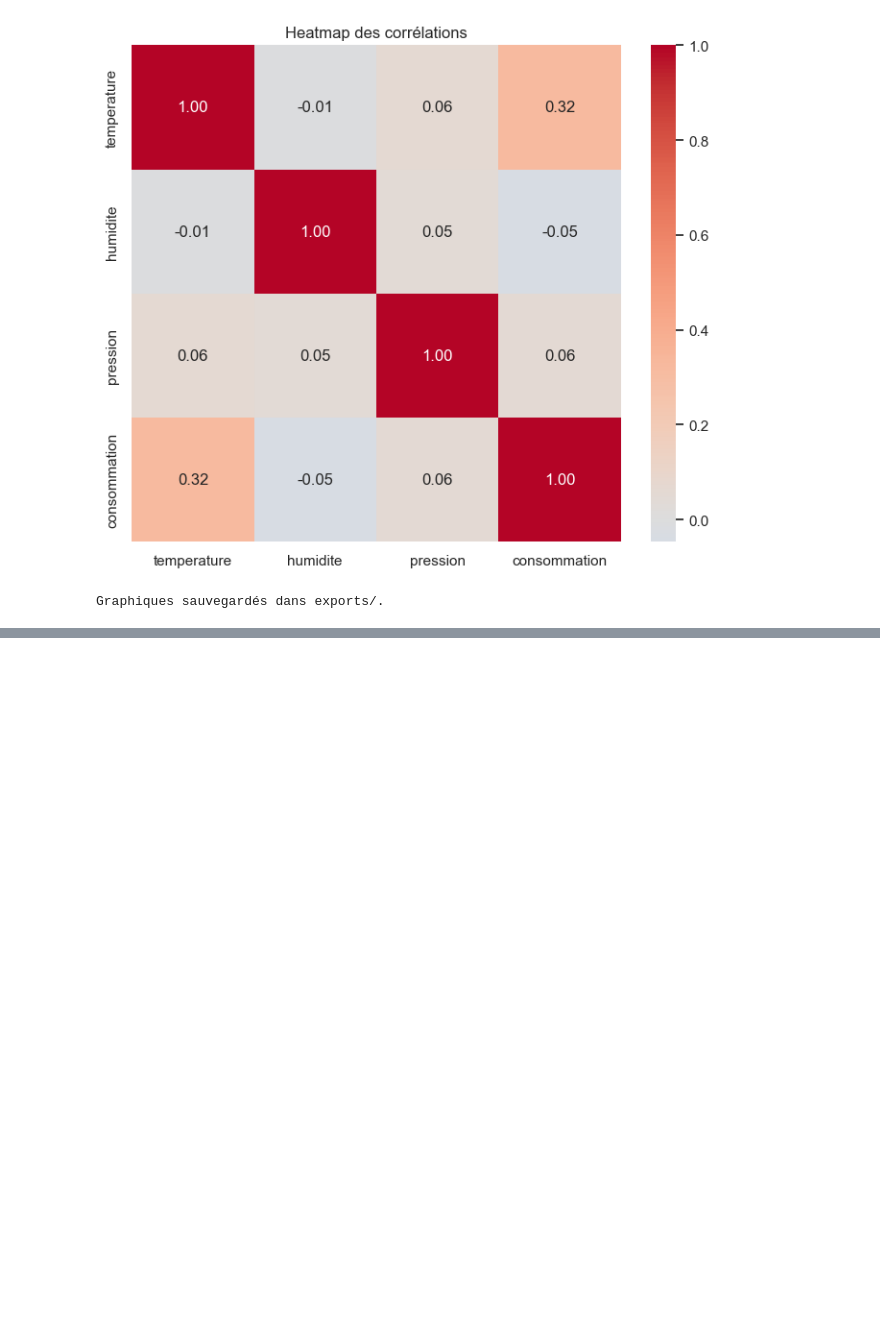
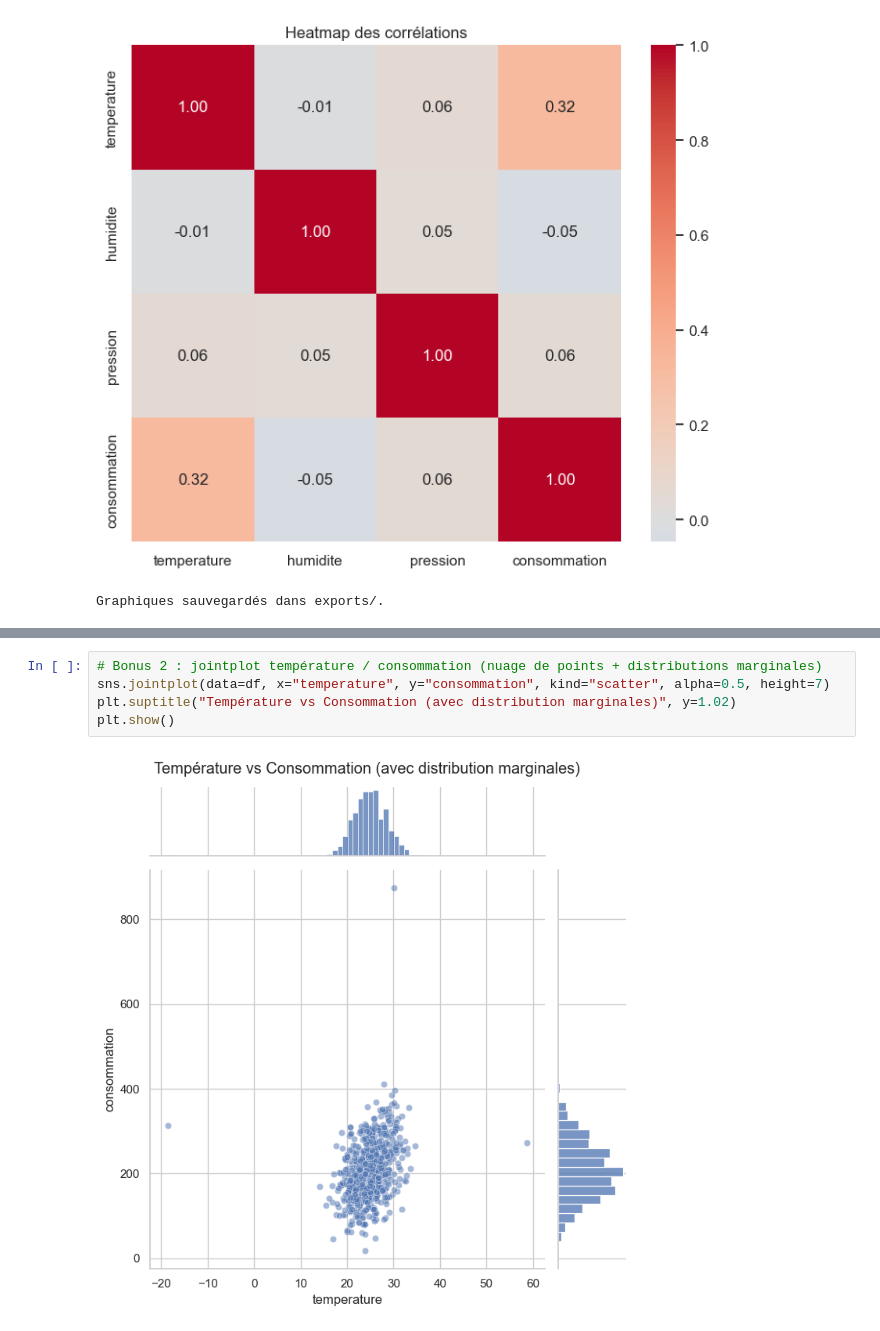
Before and after one commit to harounambaye/Seaborn_Iot_Analysis, a Jupyter notebook: notebooks/Seaborn_Iot_Analysis.ipynb, the cells around one changed output, grey strips where cells are left out. Cells and saved outputs as stored; diff of their text form; blank space fills up the shorter version.

```diff
--- a/notebooks/Seaborn_Iot_Analysis.ipynb
+++ b/notebooks/Seaborn_Iot_Analysis.ipynb
@@ -402,0 +422,7 @@ Graphiques sauvegardés dans exports/.
+# %%
+# Bonus 2 : jointplot température / consommation (nuage de points + distributions marginales)
+sns.jointplot(data=df, x="temperature", y="consommation", kind="scatter", alpha=0.5, height=7)
+plt.suptitle("Température vs Consommation (avec distribution marginales)", y=1.02)
+plt.show()
+# %% [output]
+[figure, added]
```
Also changed, not shown: parts of 2 cells of this notebook.
